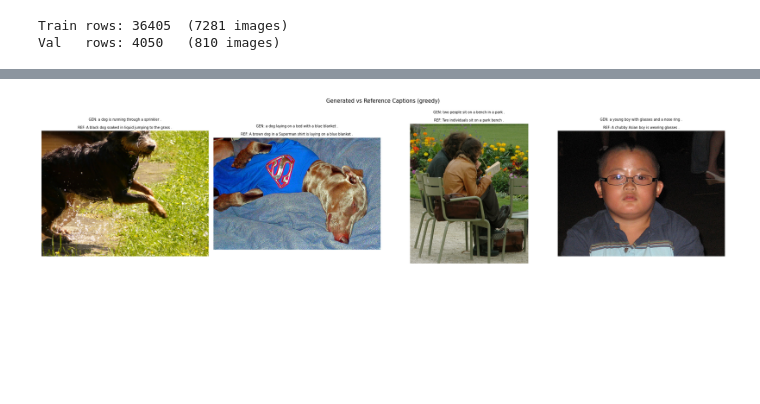
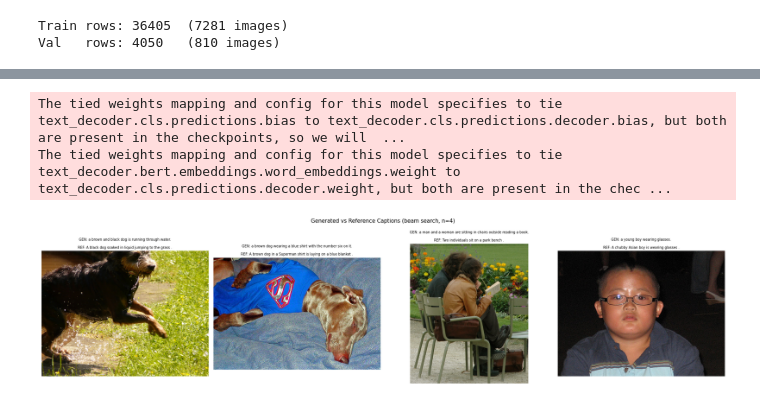
Before and after one commit to Reperi-toxi/Image-captioning, a Jupyter notebook: data-and-train.ipynb, the cells around one changed output, grey strips where cells are left out. Drawn from its saved outputs; the diff is of its cells as text; code cells hidden in the pictures; blank space fills up the shorter version.

```diff
--- a/data-and-train.ipynb
+++ b/data-and-train.ipynb
@@ -477,14 +244,0 @@ class CLIPGPTCaptioner(nn.Module):
-# %%
-model = CLIPGPTCaptioner(
-    clip_model  = clip_model,
-    clip_dim    = VISUAL_DIM,
-    gpt2_name   = "gpt2",
-    vocab_size  = VOCAB_SIZE,
-    n_xattn_heads = 8,
-    dropout     = 0.1,
-).to(DEVICE)
-
-total_params     = sum(p.numel() for p in model.parameters())
-trainable_params = sum(p.numel() for p in model.parameters() if p.requires_grad)
-print(f"Total parameters    : {total_params:,}")
-print(f"Trainable parameters: {trainable_params:,}")
@@ -758,42 +470,38 @@ Best val loss: 3.3837  |  Best val PPL: 29.48
 # %%
+from transformers import BlipForConditionalGeneration as _BLIP
+
+best_model     = _BLIP.from_pretrained(str(SAVE_DIR / 'best_model')).to(DEVICE)
+best_processor = BlipProcessor.from_pretrained(str(SAVE_DIR / 'best_model'))
+best_model.eval()
+
 @torch.no_grad()
-def generate_greedy(model, image: torch.Tensor, max_new_tokens: int = 30) -> str:
-    """Generate one caption via greedy decoding for a quick sanity check."""
-    model.eval()
-    image   = image.unsqueeze(0).to(DEVICE)
-    memory  = model.encode(image)
+def generate_caption(image_path: str, model=best_model) -> str:
+    """
+    Takes a path to an image and returns a generated caption string.
+    """
+    image   = Image.open(image_path).convert("RGB")
+    inputs  = best_processor(images=image, return_tensors="pt").to(DEVICE)
+    out_ids = model.generate(**inputs, max_new_tokens=40, num_beams=4)
+    return best_processor.decode(out_ids[0], skip_special_tokens=True)
 
-    tokens  = [BOS_ID]
-    for _ in range(max_new_tokens):
-        tgt    = torch.tensor([tokens], dtype=torch.long, device=DEVICE)
-        logits = model.decode_step(tgt, memory)
-        next_id = logits[0, -1, :].argmax().item()
-        if next_id == EOS_ID:
-            break
-        tokens.append(next_id)
-
-    return tokenizer.decode(tokens[1:], skip_special_tokens=True)
-
-
-# Load best weights, show 4 val-set examples
-model.load_state_dict(torch.load(SAVE_DIR / 'best_model.pt', map_location=DEVICE))
 
 sample_rows = val_df.drop_duplicates('image').sample(4, random_state=SEED)
 fig, axes   = plt.subplots(1, 4, figsize=(20, 5))
 
 for ax, (_, row) in zip(axes, sample_rows.iterrows()):
-    raw_img = Image.open(IMAGES_DIR / row['image']).convert("RGB")
-    tensor  = val_transform(raw_img)
-    caption = generate_greedy(model, tensor)
+    img_path = str(IMAGES_DIR / row['image'])
+    caption  = generate_caption(img_path)
+    ref_caps = val_df[val_df['image'] == row['image']]['caption'].tolist()
 
-    ref_caps = val_df[val_df['image'] == row['image']]['caption'].tolist()
-    ax.imshow(raw_img)
+    ax.imshow(Image.open(img_path))
     ax.set_title(f"GEN: {caption}\n\nREF: {ref_caps[0]}", fontsize=7, wrap=True)
     ax.axis('off')
 
-plt.suptitle('Generated vs Reference Captions (greedy)', fontsize=11)
+plt.suptitle('Generated vs Reference Captions (beam search, n=4)', fontsize=11)
 plt.tight_layout()
 plt.savefig(SAVE_DIR / 'caption_examples.png', dpi=150, bbox_inches='tight')
 plt.show()
 # %% [output]
+The tied weights mapping and config for this model specifies to tie text_decoder.cls.predictions.bias to text_decoder.cls.predictions.decoder.bias, but both are present in the checkpoints, so we will  ...
+The tied weights mapping and config for this model specifies to tie text_decoder.bert.embeddings.word_embeddings.weight to text_decoder.cls.predictions.decoder.weight, but both are present in the chec ...
-[figure, old version]
+[figure, new version]
```
Also changed, not shown: parts of 32 cells of this notebook.
